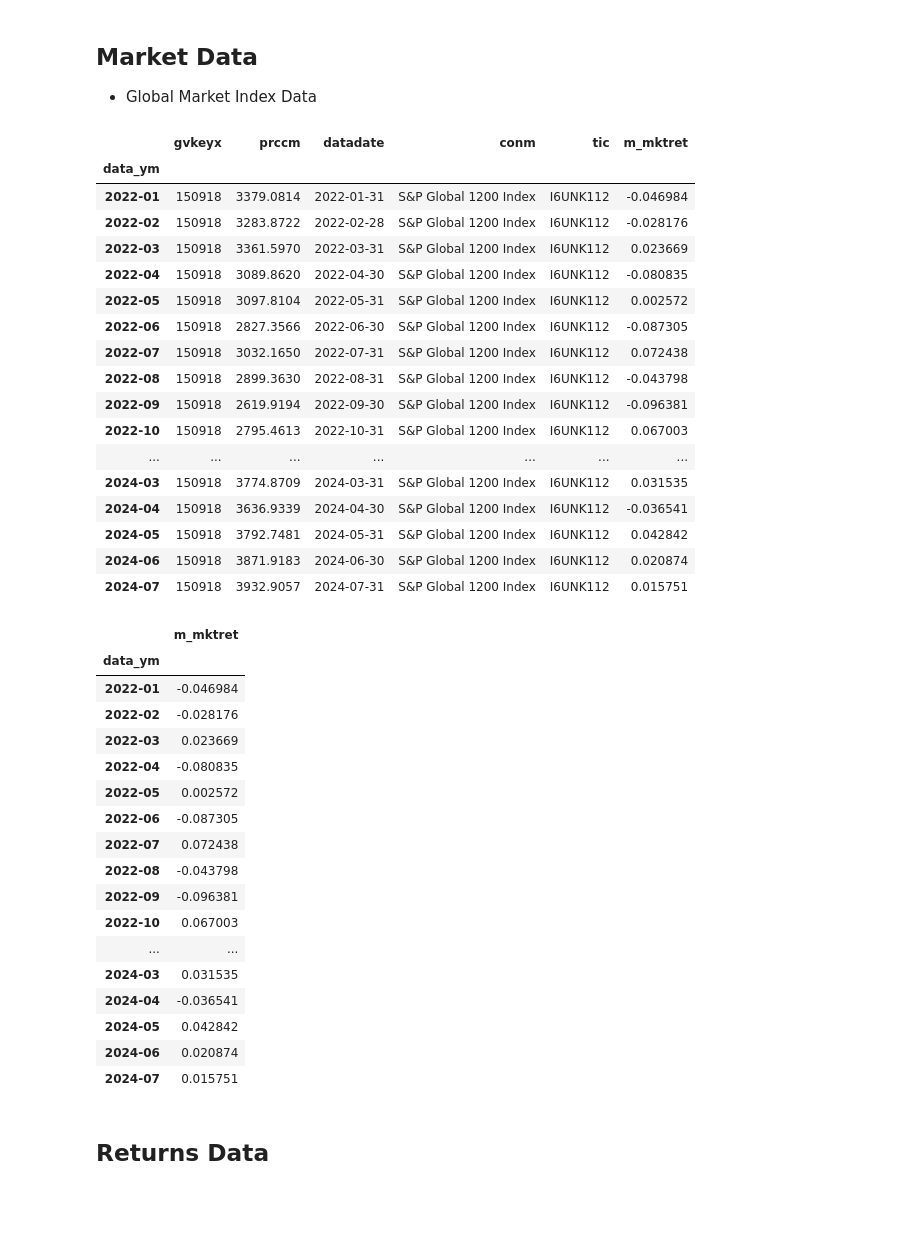
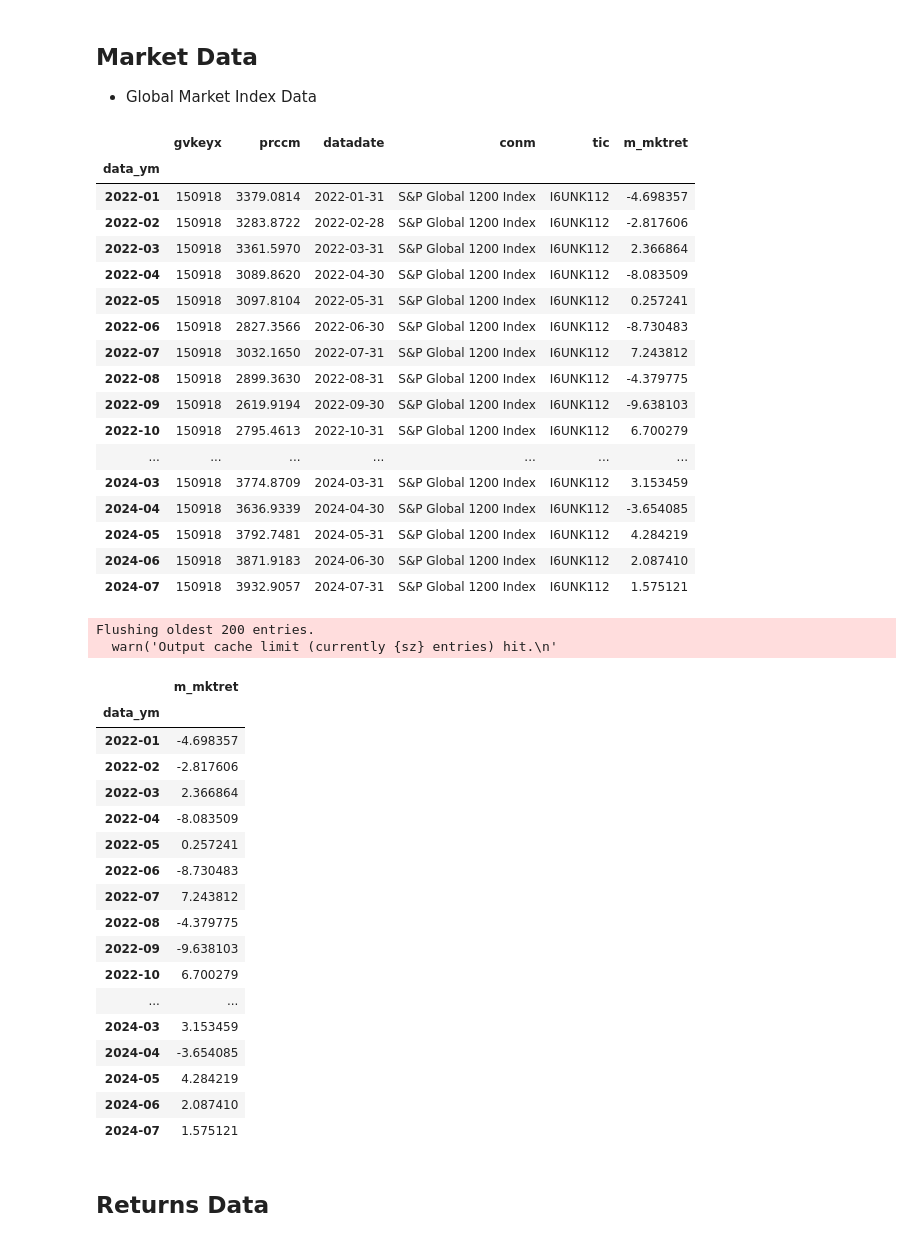
Before and after one commit to varunchodanker/MSc-Individual-Project, a Jupyter notebook: Phase1.ipynb, the cells around one changed output. Drawn from its saved outputs; the diff is of its cells as text; code cells hidden in the pictures; blank space fills up the shorter version.

Commit message:
Experimentation towards 2014-2016 with returns from 2016 & including global

```diff
--- a/Phase1.ipynb
+++ b/Phase1.ipynb
@@ -1134,58 +1176,60 @@ m_exrts
 # %%
 mkt_df = pd.read_csv(
     "phase1_index.csv",
     parse_dates=["datadate"],
 )
 # year-month index
 mkt_df["data_ym"] = mkt_df["datadate"].dt.to_period("M")
 mkt_df = mkt_df.set_index("data_ym")
 # compute monthly returns from prices
-mkt_df["m_mktret"] = mkt_df["prccm"].pct_change()
+mkt_df["m_mktret"] = mkt_df["prccm"].pct_change() * 100
 mkt_df = mkt_df.dropna()
 
 mkt_df
 # %% [output]
 |  | gvkeyx | prccm | datadate | conm | tic | m_mktret |
 | data_ym |  |  |  |  |  |  |
-| 2022-01 | 150918 | 3379.0814 | 2022-01-31 | S&P Global 1200 Index | I6UNK112 | -0.046984 |
-| 2022-02 | 150918 | 3283.8722 | 2022-02-28 | S&P Global 1200 Index | I6UNK112 | -0.028176 |
-| 2022-03 | 150918 | 3361.5970 | 2022-03-31 | S&P Global 1200 Index | I6UNK112 | 0.023669 |
-| 2022-04 | 150918 | 3089.8620 | 2022-04-30 | S&P Global 1200 Index | I6UNK112 | -0.080835 |
-| 2022-05 | 150918 | 3097.8104 | 2022-05-31 | S&P Global 1200 Index | I6UNK112 | 0.002572 |
-| 2022-06 | 150918 | 2827.3566 | 2022-06-30 | S&P Global 1200 Index | I6UNK112 | -0.087305 |
-| 2022-07 | 150918 | 3032.1650 | 2022-07-31 | S&P Global 1200 Index | I6UNK112 | 0.072438 |
-| 2022-08 | 150918 | 2899.3630 | 2022-08-31 | S&P Global 1200 Index | I6UNK112 | -0.043798 |
-| 2022-09 | 150918 | 2619.9194 | 2022-09-30 | S&P Global 1200 Index | I6UNK112 | -0.096381 |
-| 2022-10 | 150918 | 2795.4613 | 2022-10-31 | S&P Global 1200 Index | I6UNK112 | 0.067003 |
+| 2022-01 | 150918 | 3379.0814 | 2022-01-31 | S&P Global 1200 Index | I6UNK112 | -4.698357 |
+| 2022-02 | 150918 | 3283.8722 | 2022-02-28 | S&P Global 1200 Index | I6UNK112 | -2.817606 |
+| 2022-03 | 150918 | 3361.5970 | 2022-03-31 | S&P Global 1200 Index | I6UNK112 | 2.366864 |
+| 2022-04 | 150918 | 3089.8620 | 2022-04-30 | S&P Global 1200 Index | I6UNK112 | -8.083509 |
+| 2022-05 | 150918 | 3097.8104 | 2022-05-31 | S&P Global 1200 Index | I6UNK112 | 0.257241 |
+| 2022-06 | 150918 | 2827.3566 | 2022-06-30 | S&P Global 1200 Index | I6UNK112 | -8.730483 |
+| 2022-07 | 150918 | 3032.1650 | 2022-07-31 | S&P Global 1200 Index | I6UNK112 | 7.243812 |
+| 2022-08 | 150918 | 2899.3630 | 2022-08-31 | S&P Global 1200 Index | I6UNK112 | -4.379775 |
+| 2022-09 | 150918 | 2619.9194 | 2022-09-30 | S&P Global 1200 Index | I6UNK112 | -9.638103 |
+| 2022-10 | 150918 | 2795.4613 | 2022-10-31 | S&P Global 1200 Index | I6UNK112 | 6.700279 |
 | ... | ... | ... | ... | ... | ... | ... |
-| 2024-03 | 150918 | 3774.8709 | 2024-03-31 | S&P Global 1200 Index | I6UNK112 | 0.031535 |
-| 2024-04 | 150918 | 3636.9339 | 2024-04-30 | S&P Global 1200 Index | I6UNK112 | -0.036541 |
-| 2024-05 | 150918 | 3792.7481 | 2024-05-31 | S&P Global 1200 Index | I6UNK112 | 0.042842 |
-| 2024-06 | 150918 | 3871.9183 | 2024-06-30 | S&P Global 1200 Index | I6UNK112 | 0.020874 |
-| 2024-07 | 150918 | 3932.9057 | 2024-07-31 | S&P Global 1200 Index | I6UNK112 | 0.015751 |
+| 2024-03 | 150918 | 3774.8709 | 2024-03-31 | S&P Global 1200 Index | I6UNK112 | 3.153459 |
+| 2024-04 | 150918 | 3636.9339 | 2024-04-30 | S&P Global 1200 Index | I6UNK112 | -3.654085 |
+| 2024-05 | 150918 | 3792.7481 | 2024-05-31 | S&P Global 1200 Index | I6UNK112 | 4.284219 |
+| 2024-06 | 150918 | 3871.9183 | 2024-06-30 | S&P Global 1200 Index | I6UNK112 | 2.087410 |
+| 2024-07 | 150918 | 3932.9057 | 2024-07-31 | S&P Global 1200 Index | I6UNK112 | 1.575121 |
 # %%
 mkt_df = mkt_df[["m_mktret"]]
 
 mkt_df
 # %% [output]
+Flushing oldest 200 entries.
+  warn('Output cache limit (currently {sz} entries) hit.\n'
 |  | m_mktret |
 | data_ym |  |
-| 2022-01 | -0.046984 |
-| 2022-02 | -0.028176 |
-| 2022-03 | 0.023669 |
-| 2022-04 | -0.080835 |
-| 2022-05 | 0.002572 |
-| 2022-06 | -0.087305 |
-| 2022-07 | 0.072438 |
-| 2022-08 | -0.043798 |
-| 2022-09 | -0.096381 |
-| 2022-10 | 0.067003 |
+| 2022-01 | -4.698357 |
+| 2022-02 | -2.817606 |
+| 2022-03 | 2.366864 |
+| 2022-04 | -8.083509 |
+| 2022-05 | 0.257241 |
+| 2022-06 | -8.730483 |
+| 2022-07 | 7.243812 |
+| 2022-08 | -4.379775 |
+| 2022-09 | -9.638103 |
+| 2022-10 | 6.700279 |
 | ... | ... |
-| 2024-03 | 0.031535 |
-| 2024-04 | -0.036541 |
-| 2024-05 | 0.042842 |
-| 2024-06 | 0.020874 |
-| 2024-07 | 0.015751 |
+| 2024-03 | 3.153459 |
+| 2024-04 | -3.654085 |
+| 2024-05 | 4.284219 |
+| 2024-06 | 2.087410 |
+| 2024-07 | 1.575121 |
 # %% [markdown]
 ## Returns Data
 # %% [markdown]
```
Also changed, not shown: parts of 50 cells of this notebook, 1 other file.
